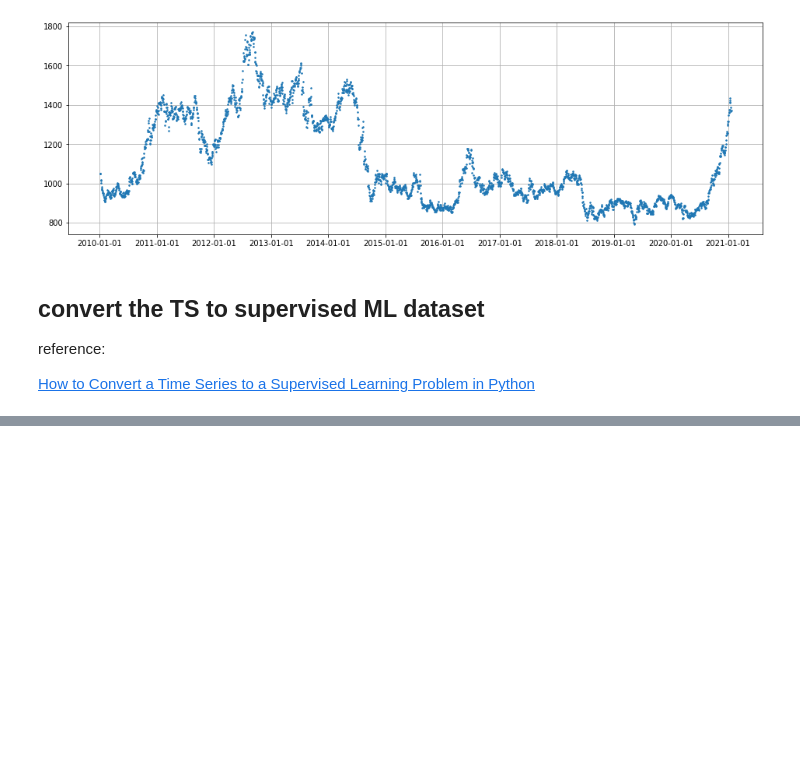
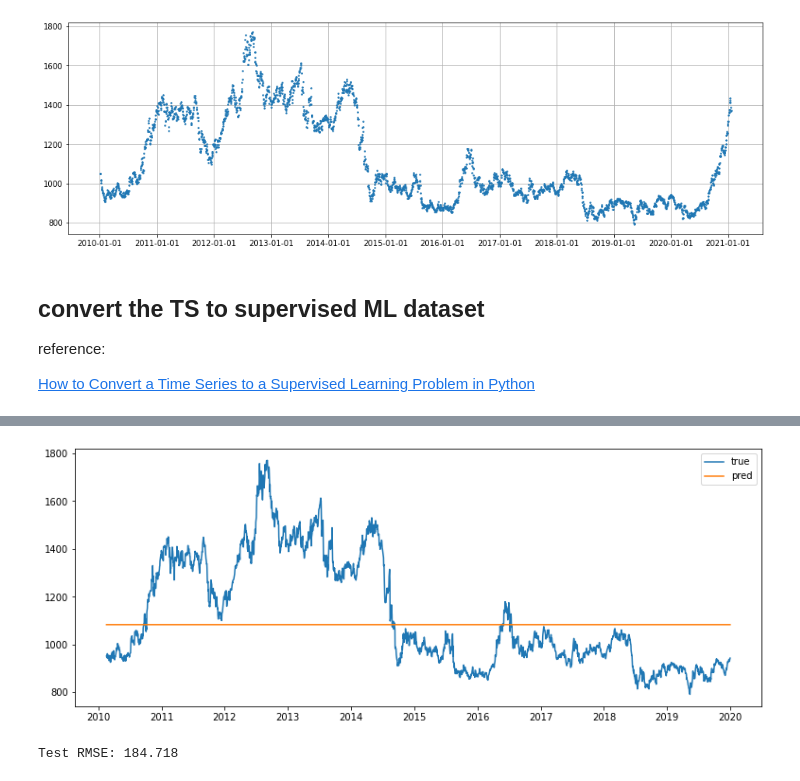
Before and after one commit to Ewen2015/DataScienceNotes, a Jupyter notebook: soybean/cbot/modelUnivrtLSTM.ipynb, the cells around one changed output, grey strips where cells are left out. Cells and saved outputs as stored; diff of their text form; code cells hidden in the pictures; blank space fills up the shorter version.

```diff
--- a/soybean/cbot/modelUnivrtLSTM.ipynb
+++ b/soybean/cbot/modelUnivrtLSTM.ipynb
@@ -70,0 +221,16 @@ reference:
+# %%
+train_yhat = model.predict(train_X)
+train_pred_y = pd.Series(train_yhat.reshape(len(train_yhat)), index=train_y.index)
+# %%
+# Make the plotting-canvas bigger.
+plt.figure(figsize=(13,5))
+
+# Plot and compare the two signals.
+plt.plot(train_y, label='true')
+plt.plot(train_pred_y, label='pred')
+
+# Plot labels etc.
+plt.legend()
+plt.show()
+# %% [output]
+[figure, added]
@@ -70,0 +241,7 @@ reference:
+# %%
+from sklearn.metrics import mean_squared_error
+
+rmse = np.sqrt(mean_squared_error(test_y, pred_y))
+print('Test RMSE: %.3f' % rmse)
+# %% [output]
+Test RMSE: 184.718
```
Also changed, not shown: parts of 25 cells of this notebook.
